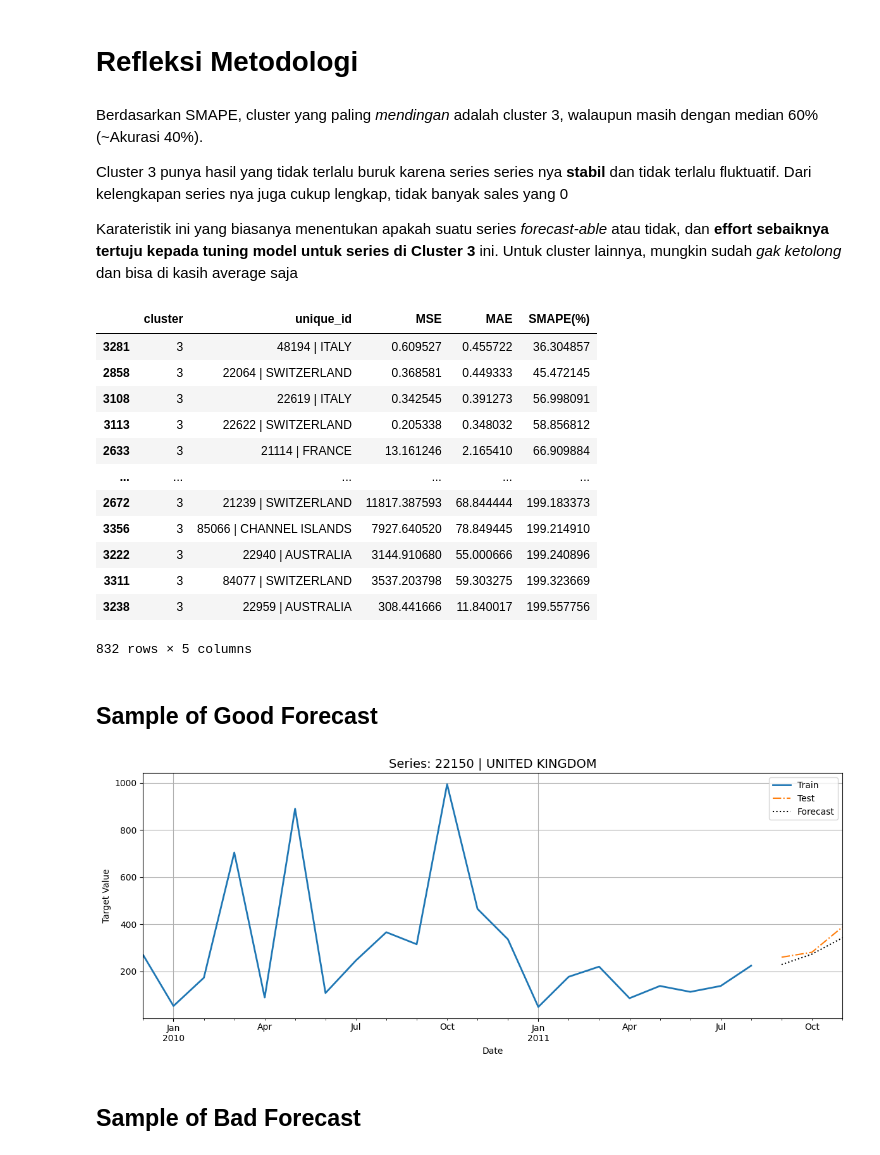
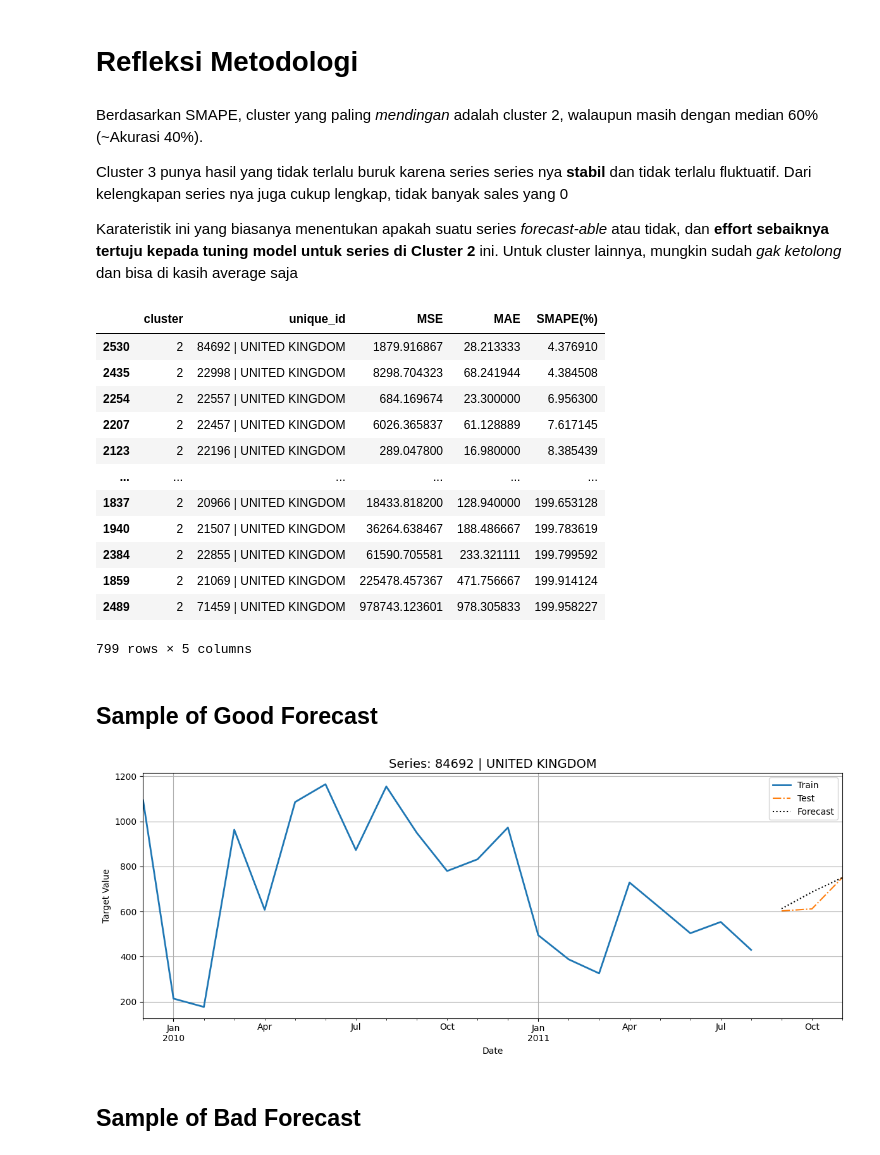
Before and after one commit to faathirchikal/kalbe-python-workshop-2025, a Jupyter notebook: 04_forecasting.ipynb, the cells around one changed output. Drawn from its saved outputs; the diff is of its cells as text; code cells hidden in the pictures.

Commit message:
Revision for clustering size

```diff
--- a/04_forecasting.ipynb
+++ b/04_forecasting.ipynb
@@ -193,5 +189,5 @@ Sepertinya 5 Cluster adalah angka yang paling cocok
 # %%
-kmeans = KMeans(n_clusters=5, random_state=42)
+kmeans = KMeans(n_clusters=4, random_state=42)
 df_cluster["cluster"] = kmeans.fit_predict(X)
 # %%
 # Dapatkan mean value dari masing masing fitur untuk tiap cluster
@@ -372,54 +367,54 @@ metrics_per_id.groupby('cluster').describe().round(2).T
 # %% [markdown]
 # Refleksi Metodologi
 # %% [markdown]
-Berdasarkan SMAPE, cluster yang paling *mendingan* adalah cluster 3, walaupun masih dengan median 60% (~Akurasi 40%).
+Berdasarkan SMAPE, cluster yang paling *mendingan* adalah cluster 2, walaupun masih dengan median 60% (~Akurasi 40%).
 
 Cluster 3 punya hasil yang tidak terlalu buruk karena series series nya **stabil** dan tidak terlalu fluktuatif. Dari kelengkapan series nya juga cukup lengkap, tidak banyak sales yang 0
 
-Karateristik ini yang biasanya menentukan apakah suatu series *forecast-able* atau tidak, dan **effort sebaiknya tertuju kepada tuning model untuk series di Cluster 3** ini. Untuk cluster lainnya, mungkin sudah *gak ketolong* dan bisa di kasih average saja
+Karateristik ini yang biasanya menentukan apakah suatu series *forecast-able* atau tidak, dan **effort sebaiknya tertuju kepada tuning model untuk series di Cluster 2** ini. Untuk cluster lainnya, mungkin sudah *gak ketolong* dan bisa di kasih average saja
 # %%
-metrics_per_id[metrics_per_id['cluster']==3].sort_values('SMAPE(%)')
+metrics_per_id[metrics_per_id['cluster']==2].sort_values('SMAPE(%)')
 # %% [output]
 |  | cluster | unique_id | MSE | MAE | SMAPE(%) |
-| 3281 | 3 | 48194 | ITALY | 0.609527 | 0.455722 | 36.304857 |
-| 2858 | 3 | 22064 | SWITZERLAND | 0.368581 | 0.449333 | 45.472145 |
-| 3108 | 3 | 22619 | ITALY | 0.342545 | 0.391273 | 56.998091 |
-| 3113 | 3 | 22622 | SWITZERLAND | 0.205338 | 0.348032 | 58.856812 |
-| 2633 | 3 | 21114 | FRANCE | 13.161246 | 2.165410 | 66.909884 |
+| 2530 | 2 | 84692 | UNITED KINGDOM | 1879.916867 | 28.213333 | 4.376910 |
+| 2435 | 2 | 22998 | UNITED KINGDOM | 8298.704323 | 68.241944 | 4.384508 |
+| 2254 | 2 | 22557 | UNITED KINGDOM | 684.169674 | 23.300000 | 6.956300 |
+| 2207 | 2 | 22457 | UNITED KINGDOM | 6026.365837 | 61.128889 | 7.617145 |
+| 2123 | 2 | 22196 | UNITED KINGDOM | 289.047800 | 16.980000 | 8.385439 |
 | ... | ... | ... | ... | ... | ... |
-| 2672 | 3 | 21239 | SWITZERLAND | 11817.387593 | 68.844444 | 199.183373 |
-| 3356 | 3 | 85066 | CHANNEL ISLANDS | 7927.640520 | 78.849445 | 199.214910 |
-| 3222 | 3 | 22940 | AUSTRALIA | 3144.910680 | 55.000666 | 199.240896 |
-| 3311 | 3 | 84077 | SWITZERLAND | 3537.203798 | 59.303275 | 199.323669 |
-| 3238 | 3 | 22959 | AUSTRALIA | 308.441666 | 11.840017 | 199.557756 |
+| 1837 | 2 | 20966 | UNITED KINGDOM | 18433.818200 | 128.940000 | 199.653128 |
+| 1940 | 2 | 21507 | UNITED KINGDOM | 36264.638467 | 188.486667 | 199.783619 |
+| 2384 | 2 | 22855 | UNITED KINGDOM | 61590.705581 | 233.321111 | 199.799592 |
+| 1859 | 2 | 21069 | UNITED KINGDOM | 225478.457367 | 471.756667 | 199.914124 |
+| 2489 | 2 | 71459 | UNITED KINGDOM | 978743.123601 | 978.305833 | 199.958227 |
-832 rows × 5 columns
+799 rows × 5 columns
 # %% [markdown]
 ## Sample of Good Forecast
 # %%
 # Sample series
-sample_id = '22150 | UNITED KINGDOM'
+sample_id = '84692 | UNITED KINGDOM'
 
 # Filter data train, test, dan prediksi untuk id tersebut
 plot_train = train_df[train_df.unique_id == sample_id][['ds', 'y']].set_index('ds')
 plot_test  = merged_df[merged_df.unique_id == sample_id][['ds', 'y']].set_index('ds')
 plot_pred  = merged_df[merged_df.unique_id == sample_id][['ds', 'yhat']].set_index('ds')
 
 # Plot setting
 plt.figure(figsize=(12, 5))
 ax = plot_train['y'].plot(label='Train', linewidth=2)
 
 plot_test['y'].plot(ax=ax, label='Test', linestyle='-.')
 plot_pred['yhat'].plot(ax=ax, label='Forecast', linestyle=':', color='black')
 
 ax.set_title(f'Series: {sample_id}', fontsize=14)
 ax.set_ylabel('Target Value')
 ax.set_xlabel('Date')
 ax.legend()
 ax.grid(True)
 plt.tight_layout()
 plt.show()
 # %% [output]
-[figure, old version]
+[figure, new version]
 # %% [markdown]
 ## Sample of Bad Forecast
 # %%
```
Also changed, not shown: parts of 13 cells of this notebook.
